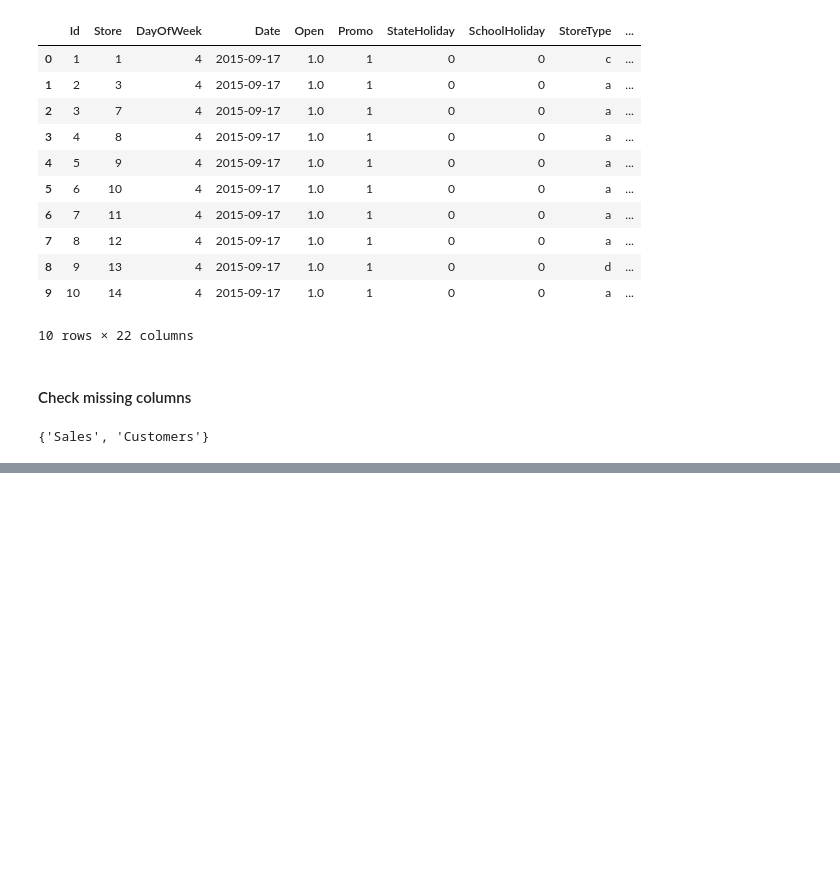
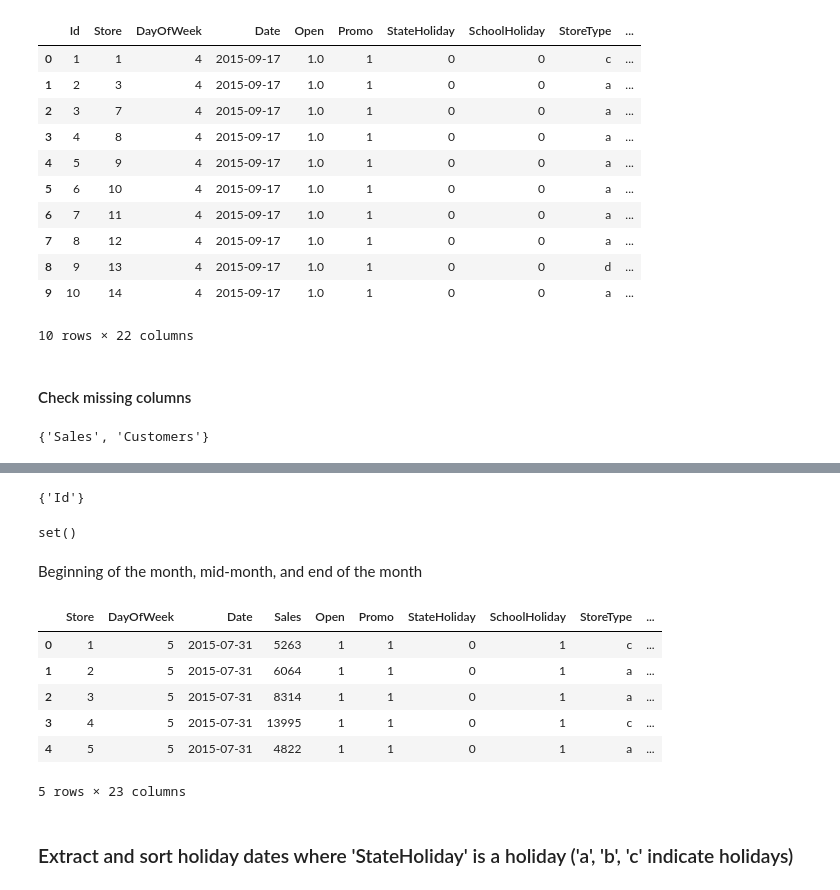
Before and after one commit to hanaDemma/Pharmaceuticals-finance-data-Analysis-week-4, a Jupyter notebook: notebooks/sales_prediction.ipynb, the cells around one changed output, grey strips where cells are left out. Cells and saved outputs as stored; diff of their text form; code cells hidden in the pictures; blank space fills up the shorter version.

Commit message:
Beginning of the month, mid-month, and end of the month

```diff
--- a/notebooks/sales_prediction.ipynb
+++ b/notebooks/sales_prediction.ipynb
@@ -129,3 +129,5 @@ missing_cols_in_test = set(train_data.columns) - set(test_data.columns)
 print(missing_cols_in_test)
 # %% [output]
 {'Sales', 'Customers'}
+# %%
+train_data = train_data.drop(columns='Customers')
@@ -131,0 +155,30 @@ print(missing_cols_in_test)
+# %%
+missing_cols_in_train = set(test_data.columns) - set(train_data.columns)
+print(missing_cols_in_train)
+# %% [output]
+{'Id'}
+# %%
+test_data = test_data.drop(columns='Id')
+# %%
+missing_cols_in_train = set(test_data.columns) - set(train_data.columns)
+print(missing_cols_in_train)
+# %% [output]
+set()
+# %% [markdown]
+Beginning of the month, mid-month, and end of the month
+# %%
+from scripts.feature_engineering import month_period
+
+train_data['MonthPeriod'] = train_data['Date'].dt.day.apply(month_period)
+test_data['MonthPeriod'] = test_data['Date'].dt.day.apply(month_period)
+train_data.head()
+# %% [output]
+|  | Store | DayOfWeek | Date | Sales | Open | Promo | StateHoliday | SchoolHoliday | StoreType | ... |
+| 0 | 1 | 5 | 2015-07-31 | 5263 | 1 | 1 | 0 | 1 | c | ... |
+| 1 | 2 | 5 | 2015-07-31 | 6064 | 1 | 1 | 0 | 1 | a | ... |
+| 2 | 3 | 5 | 2015-07-31 | 8314 | 1 | 1 | 0 | 1 | a | ... |
+| 3 | 4 | 5 | 2015-07-31 | 13995 | 1 | 1 | 0 | 1 | c | ... |
+| 4 | 5 | 5 | 2015-07-31 | 4822 | 1 | 1 | 0 | 1 | a | ... |
+5 rows × 23 columns
+# %% [markdown]
+### Extract and sort holiday dates where 'StateHoliday' is a holiday ('a', 'b', 'c' indicate holidays)
```
Also changed, not shown: parts of 4 cells of this notebook, 1 other file.
